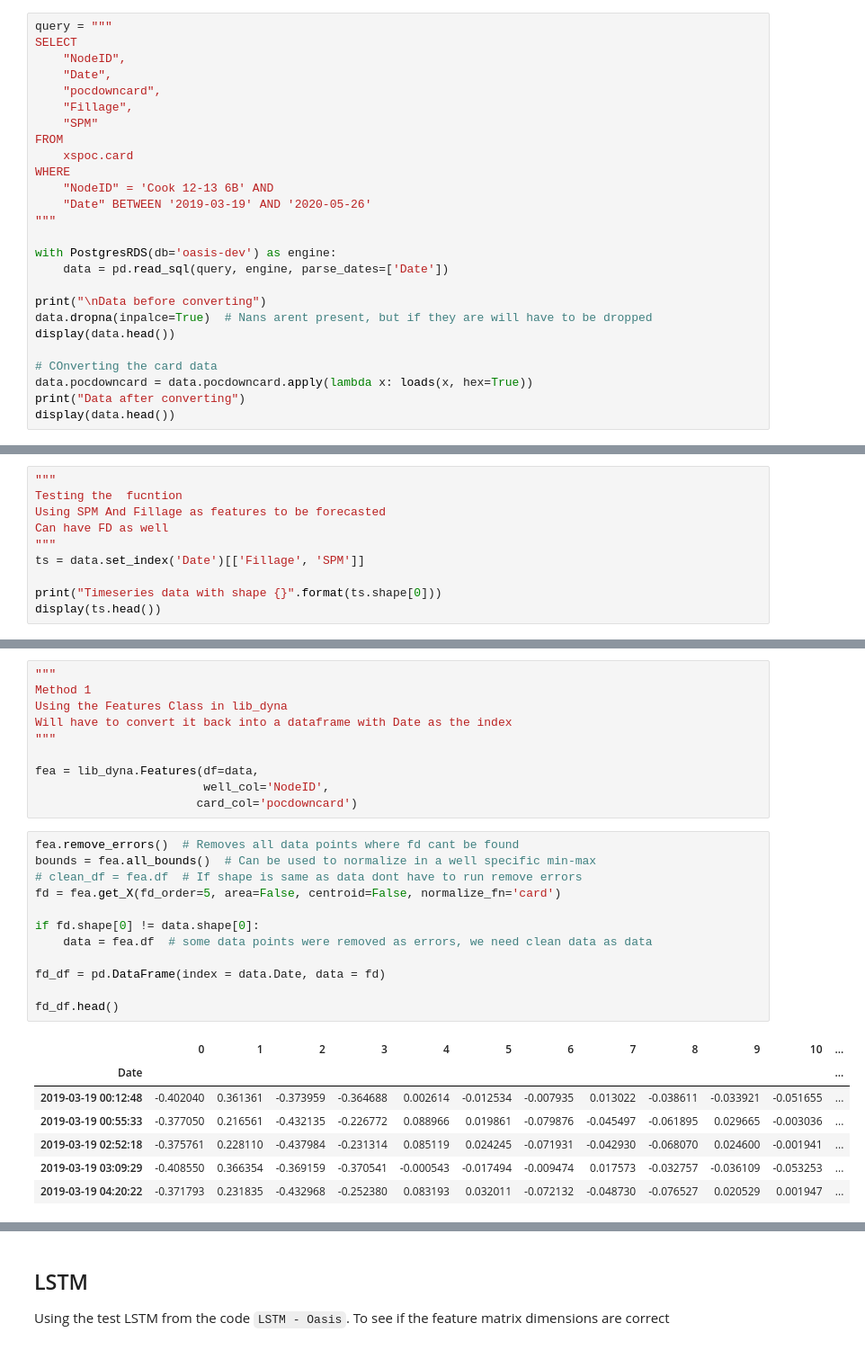
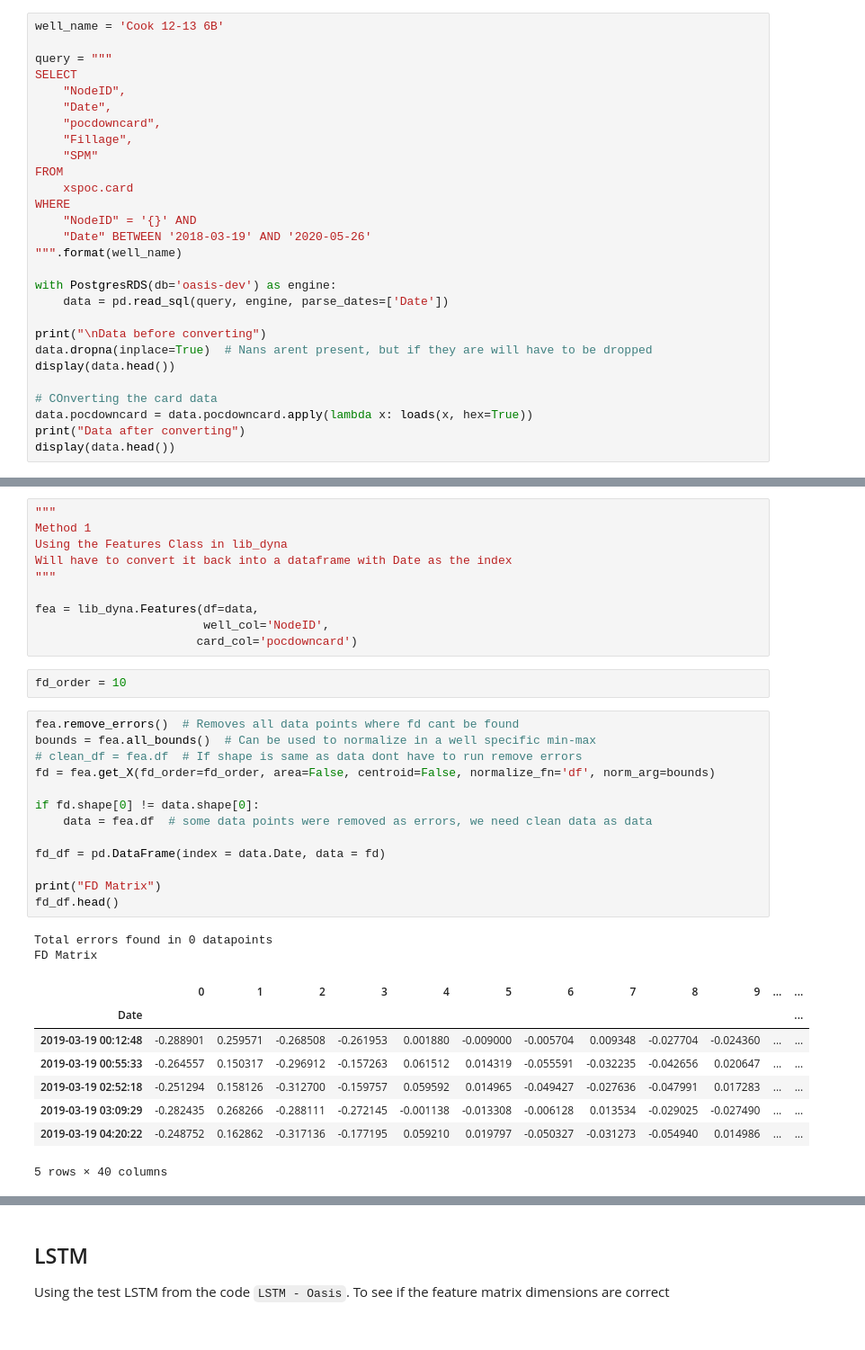
Before and after one commit to Ashitha97/ESP, a Jupyter notebook: dyna_forecasting/Dyna Forecasting Notebook.ipynb, the cells around one changed output, grey strips where cells are left out. Shown at 90% size. Drawn from its saved outputs; the diff is of its cells as text.

```diff
--- a/dyna_forecasting/Dyna Forecasting Notebook.ipynb
+++ b/dyna_forecasting/Dyna Forecasting Notebook.ipynb
@@ -30,6 +32,8 @@ Following Columns are selected:
 
 After querying `pocdowncard` is in a WKB format. This will be converted to a Shapely Polygon Object using the `shapely.wkb.loads` method
 # %%
+well_name = 'Cook 12-13 6B'
+
 query = """
 SELECT
     "NodeID",
@@ -40,15 +44,15 @@ SELECT
 FROM
     xspoc.card
 WHERE
-    "NodeID" = 'Cook 12-13 6B' AND
-    "Date" BETWEEN '2019-03-19' AND '2020-05-26'
-"""
+    "NodeID" = '{}' AND
+    "Date" BETWEEN '2018-03-19' AND '2020-05-26'
+""".format(well_name)
 
 with PostgresRDS(db='oasis-dev') as engine:
     data = pd.read_sql(query, engine, parse_dates=['Date'])
 
 print("\nData before converting")
-data.dropna(inpalce=True)  # Nans arent present, but if they are will have to be dropped
+data.dropna(inplace=True)  # Nans arent present, but if they are will have to be dropped
 display(data.head())
 
 # COnverting the card data
@@ -167,10 +188,0 @@ def forecast_features(ts, window, n, delta):
-# %%
-"""
-Testing the  fucntion
-Using SPM And Fillage as features to be forecasted
-Can have FD as well
-"""
-ts = data.set_index('Date')[['Fillage', 'SPM']]
-
-print("Timeseries data with shape {}".format(ts.shape[0]))
-display(ts.head())
@@ -220,23 +207,29 @@ Will have to convert it back into a dataframe with Date as the index
 fea = lib_dyna.Features(df=data,
                         well_col='NodeID',
                        card_col='pocdowncard')
+# %%
+fd_order = 10
 # %%
 fea.remove_errors()  # Removes all data points where fd cant be found
 bounds = fea.all_bounds()  # Can be used to normalize in a well specific min-max
 # clean_df = fea.df  # If shape is same as data dont have to run remove errors
-fd = fea.get_X(fd_order=5, area=False, centroid=False, normalize_fn='card')
+fd = fea.get_X(fd_order=fd_order, area=False, centroid=False, normalize_fn='df', norm_arg=bounds)
 
 if fd.shape[0] != data.shape[0]:
     data = fea.df  # some data points were removed as errors, we need clean data as data
 
 fd_df = pd.DataFrame(index = data.Date, data = fd)
 
+print("FD Matrix")
 fd_df.head()
 # %% [output]
+Total errors found in 0 datapoints
+FD Matrix
-|  | 0 | 1 | 2 | 3 | 4 | 5 | 6 | 7 | 8 | 9 | 10 | ... |
+|  | 0 | 1 | 2 | 3 | 4 | 5 | 6 | 7 | 8 | 9 | ... | ... |
 | Date |  |  |  |  |  |  |  |  |  |  |  | ... |
-| 2019-03-19 00:12:48 | -0.402040 | 0.361361 | -0.373959 | -0.364688 | 0.002614 | -0.012534 | -0.007935 | 0.013022 | -0.038611 | -0.033921 | -0.051655 | ... |
-| 2019-03-19 00:55:33 | -0.377050 | 0.216561 | -0.432135 | -0.226772 | 0.088966 | 0.019861 | -0.079876 | -0.045497 | -0.061895 | 0.029665 | -0.003036 | ... |
-| 2019-03-19 02:52:18 | -0.375761 | 0.228110 | -0.437984 | -0.231314 | 0.085119 | 0.024245 | -0.071931 | -0.042930 | -0.068070 | 0.024600 | -0.001941 | ... |
-| 2019-03-19 03:09:29 | -0.408550 | 0.366354 | -0.369159 | -0.370541 | -0.000543 | -0.017494 | -0.009474 | 0.017573 | -0.032757 | -0.036109 | -0.053253 | ... |
-| 2019-03-19 04:20:22 | -0.371793 | 0.231835 | -0.432968 | -0.252380 | 0.083193 | 0.032011 | -0.072132 | -0.048730 | -0.076527 | 0.020529 | 0.001947 | ... |
+| 2019-03-19 00:12:48 | -0.288901 | 0.259571 | -0.268508 | -0.261953 | 0.001880 | -0.009000 | -0.005704 | 0.009348 | -0.027704 | -0.024360 | ... | ... |
+| 2019-03-19 00:55:33 | -0.264557 | 0.150317 | -0.296912 | -0.157263 | 0.061512 | 0.014319 | -0.055591 | -0.032235 | -0.042656 | 0.020647 | ... | ... |
+| 2019-03-19 02:52:18 | -0.251294 | 0.158126 | -0.312700 | -0.159757 | 0.059592 | 0.014965 | -0.049427 | -0.027636 | -0.047991 | 0.017283 | ... | ... |
+| 2019-03-19 03:09:29 | -0.282435 | 0.268266 | -0.288111 | -0.272145 | -0.001138 | -0.013308 | -0.006128 | 0.013534 | -0.029025 | -0.027490 | ... | ... |
+| 2019-03-19 04:20:22 | -0.248752 | 0.162862 | -0.317136 | -0.177195 | 0.059210 | 0.019797 | -0.050327 | -0.031273 | -0.054940 | 0.014986 | ... | ... |
+5 rows × 40 columns
```
Also changed, not shown: parts of 37 cells of this notebook, 11 other files.
